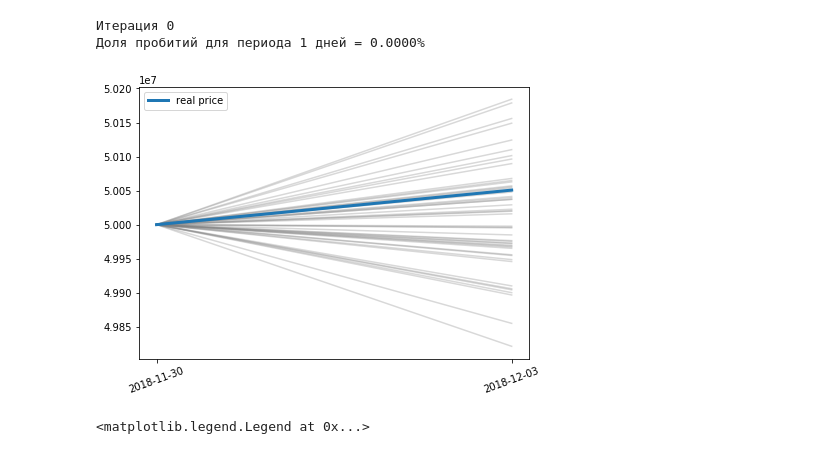
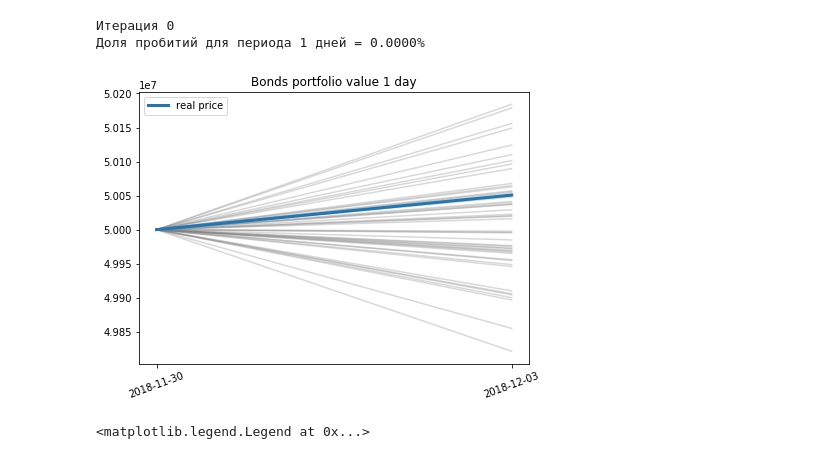
Before and after one commit to umanetz/risk_management, a Jupyter notebook: Bonds_LAST.ipynb, the cells around one changed output. Saved outputs shown, nothing was run; the diff lists cells and outputs as text; code cells hidden in the pictures.

```diff
--- a/Bonds_LAST.ipynb
+++ b/Bonds_LAST.ipynb
@@ -364,14 +364,15 @@ dict_result_3_1 = main(1, N=2000, startDate18=np.datetime64('2018-12-03'), finis
 # %%
 plt.figure(figsize=(7, 5))
 
 for i in range(50):
     plt.plot(['2018-11-30', '2018-12-03'], dict_result_3_1['esimetion_history'][i], c='gray', alpha=0.3)
 
 plt.plot(['2018-11-30', '2018-12-03'], dict_result_3_1['porfolio_history'], linewidth=3, label='real price')
 plt.xticks(rotation=20);
 plt.legend();
+plt.title('Bonds portfolio value 1 day', size=12);
 # %% [output]
-[figure, old version]
+[figure, new version]
 # %%
 plt.figure(figsize=(7, 5))
 
```
Also changed, not shown: parts of 4 cells of this notebook.
